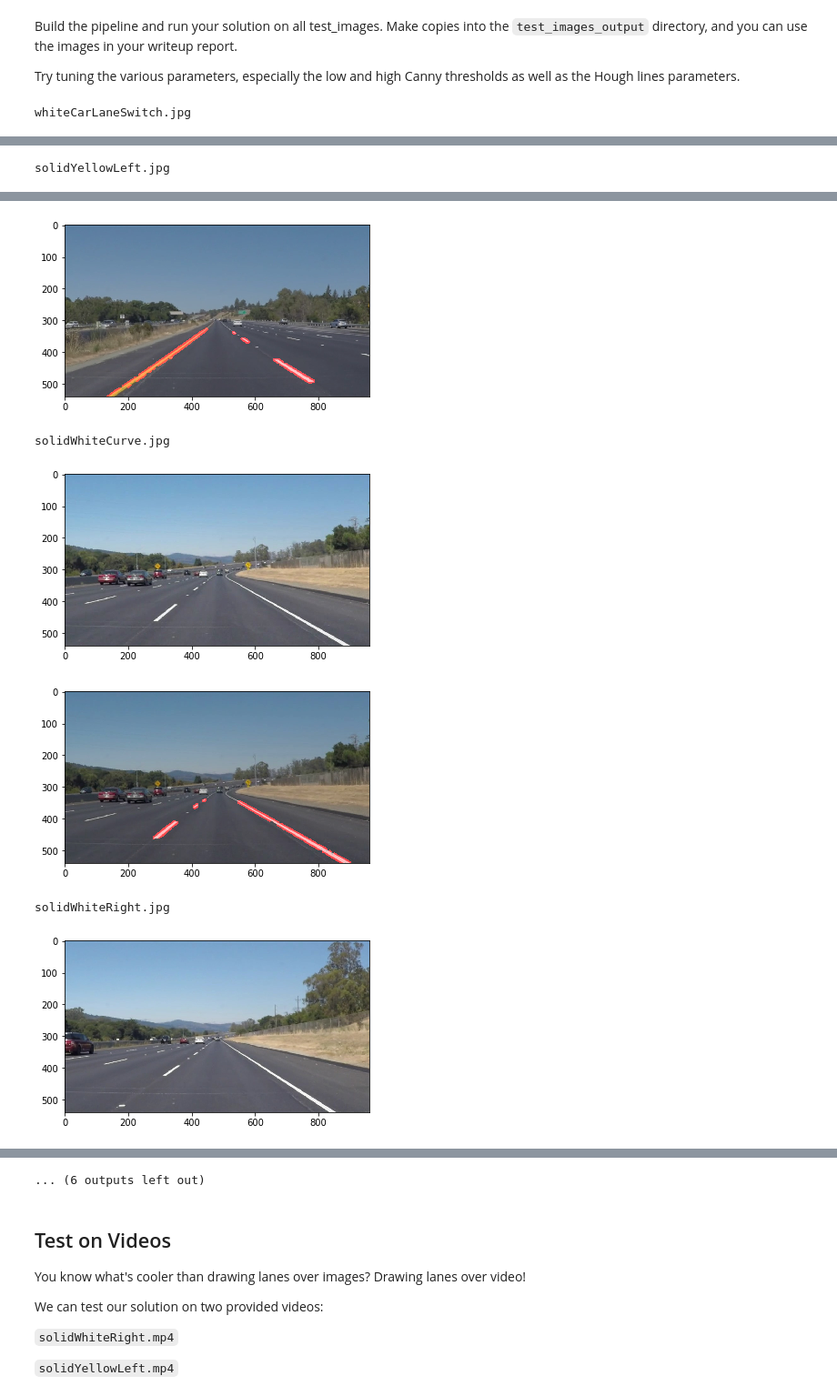
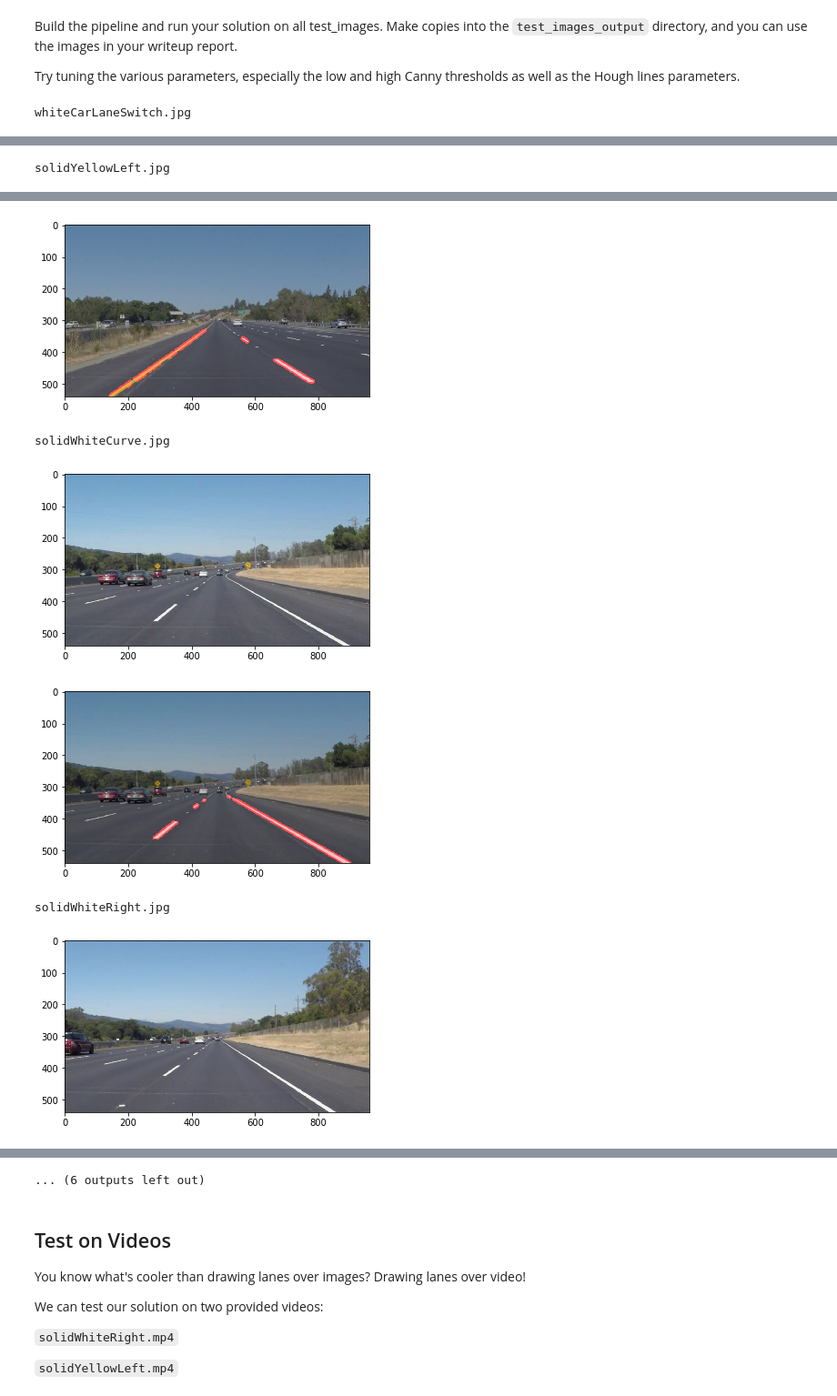
Before and after one commit to mwusdv/CarND-LaneLines-P1, a Jupyter notebook: P1.ipynb, the cells around one changed output, grey strips where cells are left out. Shown at 91% size. Drawn from its saved outputs; the diff is of its cells as text; code cells hidden in the pictures.

```diff
--- a/P1.ipynb
+++ b/P1.ipynb
@@ -209,7 +209,7 @@ class LaneDetectParam:
         self.debug_mode = False
 
         # for color detection
-        self.yellow_hsv_lb = np.array([15, 100, 200])
+        self.yellow_hsv_lb = np.array([15, 100, 180])
         self.yellow_hsv_ub = np.array([40, 255, 255])
 
         self.white_rgb_threshold = np.array([90, 90, 90])
@@ -225,14 +225,14 @@ class LaneDetectParam:
         self.kernel_size = 5
 
         # for canny edge detection
-        self.canny_low_threshold = 50
-        self.canny_high_threshold = 150
+        self.canny_low_threshold = 40
+        self.canny_high_threshold = 120
 
         # for hough tranform
         self.rho = 1
         self.theta = np.pi/180
-        self.min_vote = 3
-        self.min_line_len = 3
+        self.min_vote = 10
+        self.min_line_len = 5
         self.max_line_gap = 1
 
         # left and right lane lines
@@ -263,7 +263,7 @@ def detect_yellow(image, param):
     hsv = cv2.cvtColor(image, cv2.COLOR_RGB2HSV)
     mask = cv2.inRange(hsv, param.yellow_hsv_lb, param.yellow_hsv_ub)
 
-    return mask > 0
+    return mask
 
 # mask of interest region based on colors
 def get_color_mask(image, param):
@@ -305,10 +305,10 @@ def get_region_mask(image, param):
     vertices = get_interest_region_vertices(image, param)
 
     if len(image.shape) > 2:
-        mask = np.zeros_like(image[:, :, 0])
+        mask = np.zeros_like(image[:, :, 0], dtype=np.uint8)
     else:
-        mask = np.zeros_like(image)
-    mask = cv2.fillPoly(mask, vertices, 1) > 0
+        mask = np.zeros_like(image, dtype=np.uint8)
+    mask = cv2.fillPoly(mask, vertices, 255)
 
     return mask
 
@@ -457,6 +457,7 @@ def lane_find(image, param, mode):
         print('masked edge image')
         plt.imshow(masked_edge_image)
         plt.show()
+
     # find lane lines
     if mode == 0:
         line_image = hough_lines(masked_edge_image, param)
@@ -477,34 +478,34 @@ def lane_find(image, param, mode):
 
 # test function
 def test_lane_find():
     param = LaneDetectParam()
 
     image_list = os.listdir('test_images/')
     for img_name in image_list:
         I = mpimg.imread('test_images/' + img_name)
         print(img_name)
 
         plt.imshow(I)
         plt.show()
 
         with_line_img, line_img, edge_img, masked_img = lane_find(I, param, mode=0)
 
         plt.imshow(with_line_img)
         plt.show()
 
         mpimg.imsave('test_images_output/' + img_name, with_line_img)
 
 test_lane_find()
 # %% [output]
 whiteCarLaneSwitch.jpg
 [figure]
 [figure]
 solidYellowLeft.jpg
 [figure]
 [figure]
 solidWhiteCurve.jpg
 [figure]
-[figure, old version]
+[figure, new version]
 solidWhiteRight.jpg
 [figure]
 [figure]
```
Also changed, not shown: parts of 3 cells of this notebook, 1 other file.
